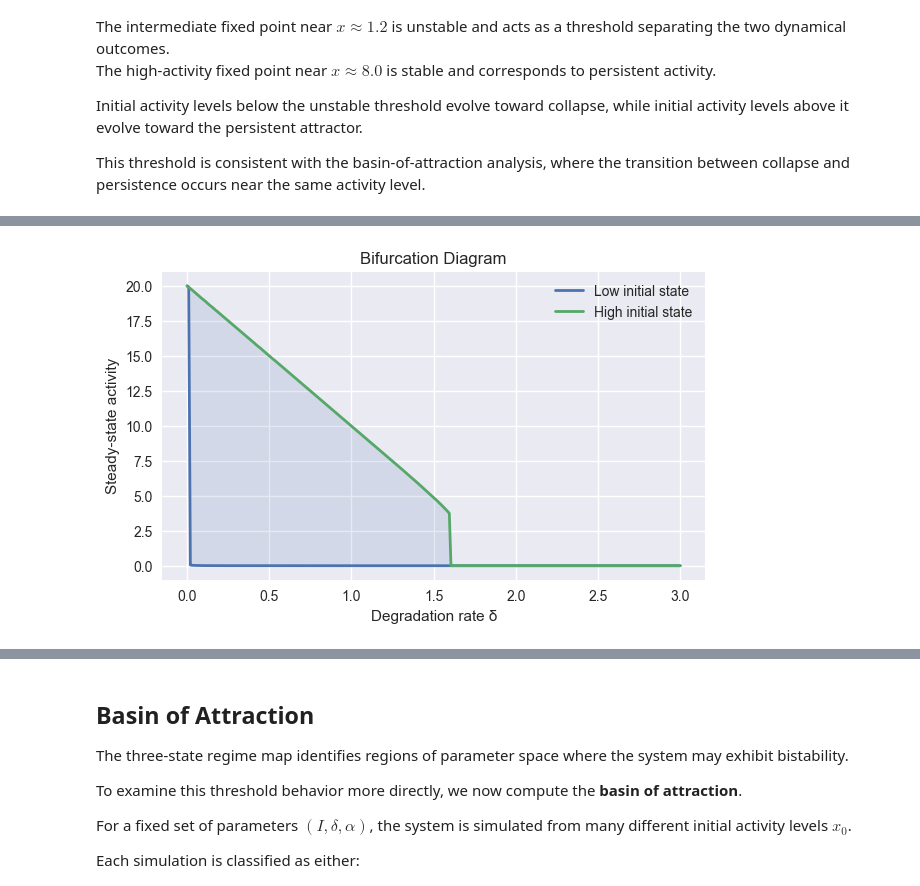
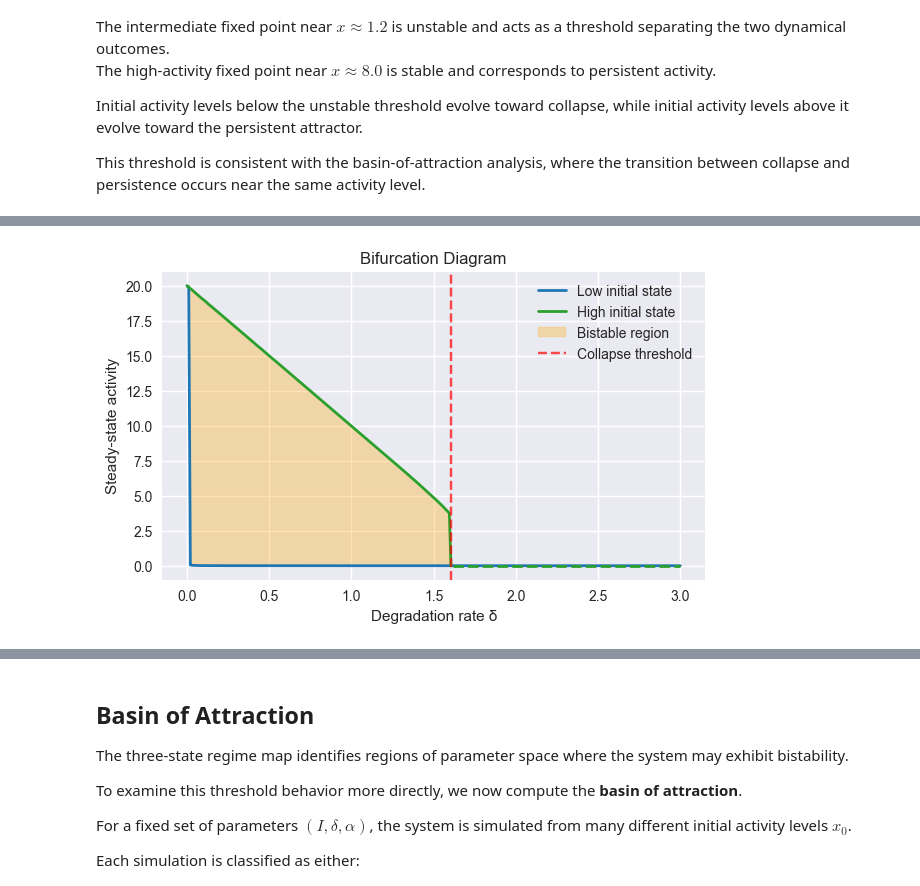
Before and after one commit to nyllade/life-dynamical-attractor, a Jupyter notebook: attractor_model.ipynb, the cells around one changed output, grey strips where cells are left out. Saved outputs shown, nothing was run; the diff lists cells and outputs as text; code cells hidden in the pictures.

Commit message:
Update basin robustness visualization and add Plotly dependency

```diff
--- a/attractor_model.ipynb
+++ b/attractor_model.ipynb
@@ -310,9 +317,10 @@ for a in alpha_values:
                 alpha=a,
                 n=n,
                 K=K,
+                Kc=Kc,
                 delta=delta_val,
                 I=I_val,
-                t=300
+                t=200
             )
 
             # protect against solver failures
@@ -391,8 +390,8 @@ For each environmental condition $(I, \delta)$, the outcomes are classified as:
 
 This produces a three-state map that reveals whether the system has a true attractor structure with threshold-dependent behavior.
 # %%
-I_vals = np.linspace(0, 0.05, 80)
-delta_vals = np.linspace(0, 5, 80)
+I_vals = np.linspace(0, 0.05, 35)
+delta_vals = np.linspace(0, 5, 35)
 
 alpha_values = [0.3, 0.8, 2.0]
 # %%
@@ -410,9 +409,10 @@ for a in alpha_values:
                 alpha=a,
                 n=n,
                 K=K,
+                Kc=Kc,
                 delta=delta_val,
                 I=I_val,
-                t=600
+                t=300
             )
 
             final_high = final_state(
@@ -420,9 +420,10 @@ for a in alpha_values:
                 alpha=a,
                 n=n,
                 K=K,
+                Kc=Kc,
                 delta=delta_val,
                 I=I_val,
-                t=600
+                t=200
             )
 
             # guard against solver issues
@@ -647,6 +647,7 @@ for d in delta_scan:
         alpha=alpha,
         n=n,
         K=K,
+        Kc=Kc,
         delta=d,
         I=I_bif,
         t=600
@@ -657,6 +658,7 @@ for d in delta_scan:
         alpha=alpha,
         n=n,
         K=K,
+        Kc=Kc,
         delta=d,
         I=I_bif,
         t=600
@@ -667,21 +669,75 @@ for d in delta_scan:
 # %%
 plt.figure(figsize=(7,4))
 
-plt.plot(delta_scan, steady_low, label="Low initial state", linewidth=2)
-plt.plot(delta_scan, steady_high, label="High initial state", linewidth=2)
+steady_low = np.array(steady_low)
+steady_high = np.array(steady_high)
 
-plt.fill_between(delta_scan, steady_low, steady_high, alpha=0.15)
+# detect collapse point
+collapse_idx = np.where(steady_high < epsilon)[0]
+collapse_delta = delta_scan[collapse_idx[0]] if len(collapse_idx) > 0 else None
+
+# blue branch
+plt.plot(delta_scan, steady_low, label="Low initial state", linewidth=2, color="#1f77b4")
+
+# green branch (split into solid and dashed)
+if collapse_delta is not None:
+
+    before = delta_scan <= collapse_delta
+    after = delta_scan > collapse_delta
+
+    plt.plot(
+        delta_scan[before],
+        steady_high[before],
+        linewidth=2,
+        color="#2ca02c",
+        label="High initial state"
+    )
+
+    # dashed continuation (no legend entry)
+    plt.plot(
+        delta_scan[after],
+        steady_high[after],
+        linewidth=2,
+        linestyle="--",
+        color="#2ca02c"
+    )
+
+else:
+    plt.plot(delta_scan, steady_high, linewidth=2, color="#2ca02c", label="High initial state")
+
+# bistable region
+bistable_mask = np.abs(steady_high - steady_low) > epsilon
+
+plt.fill_between(
+    delta_scan,
+    steady_low,
+    steady_high,
+    where=bistable_mask,
+    color="orange",
+    alpha=0.3,
+    label="Bistable region"
+)
+
+# collapse threshold
+if collapse_delta is not None:
+    plt.axvline(
+        collapse_delta,
+        linestyle="--",
+        color="red",
+        alpha=0.7,
+        label="Collapse threshold"
+    )
 
 plt.xlabel("Degradation rate δ")
 plt.ylabel("Steady-state activity")
 plt.title("Bifurcation Diagram")
 
 plt.grid(True)
 plt.legend()
 
 plt.show()
 # %% [output]
-[figure, old version]
+[figure, new version]
 # %% [markdown]
 **Interpretation**
 
```
Also changed, not shown: parts of 50 cells of this notebook, 1 other file.
